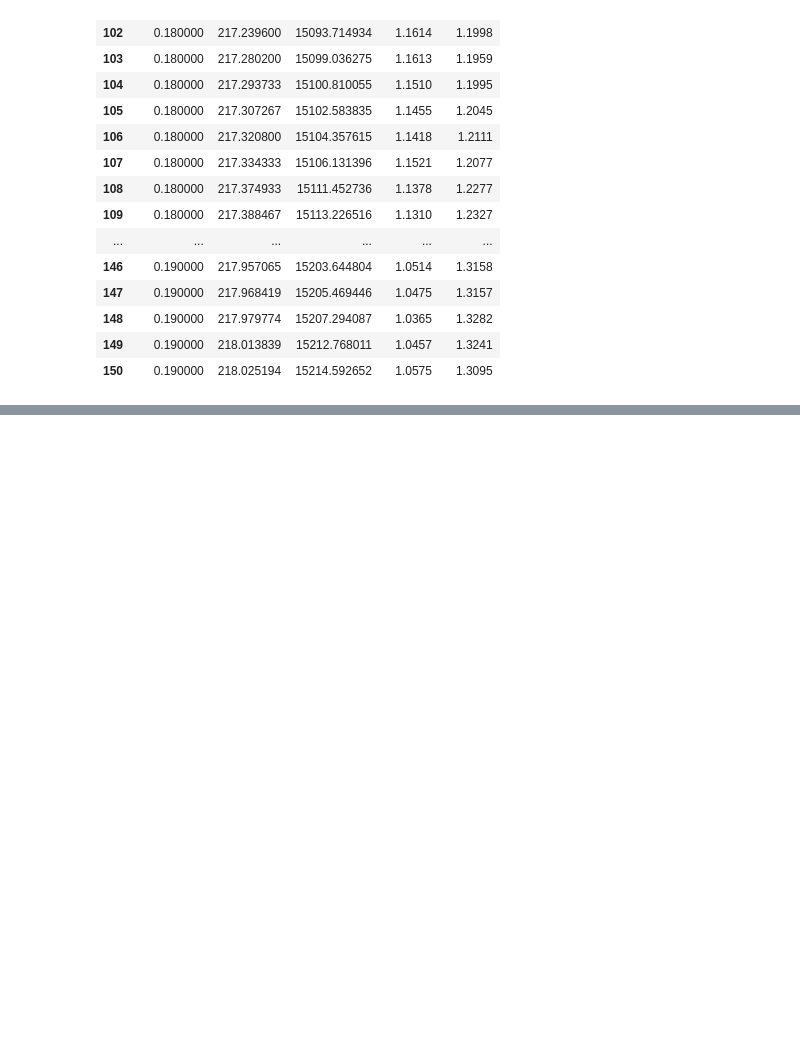
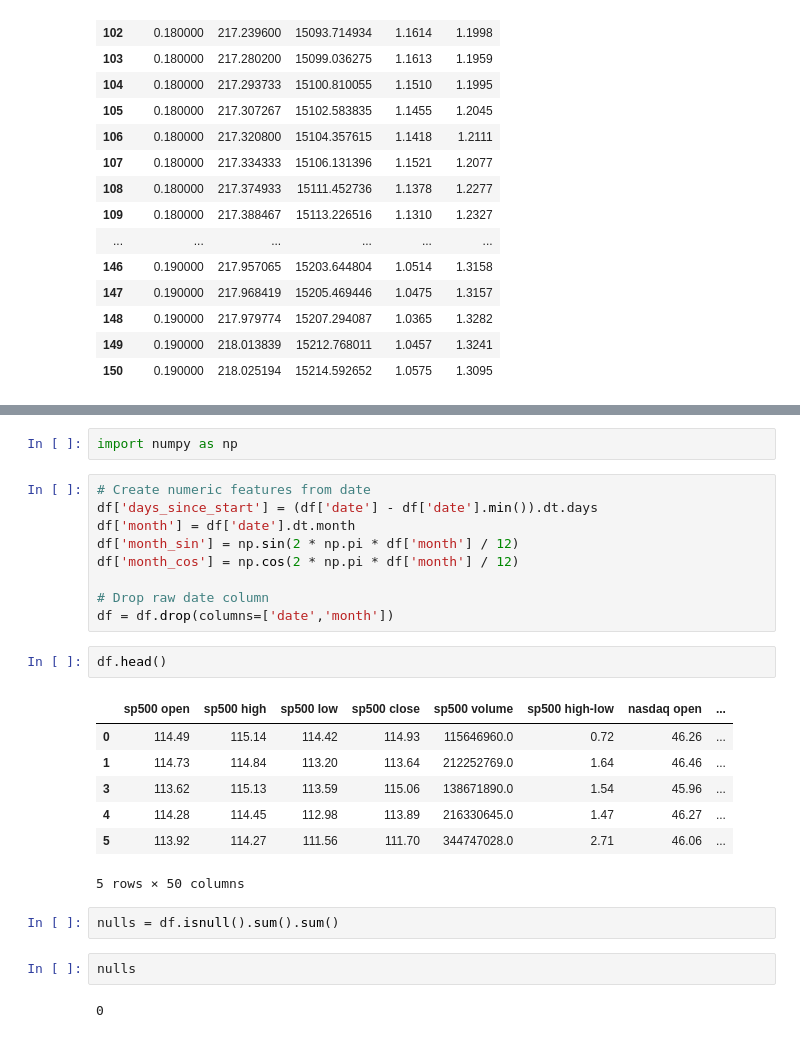
Before and after one commit to davidabad98/AIGC-5005-0NA-Final-Project, a Jupyter notebook: notebooks/initial_exploration.ipynb, the cells around one changed output, grey strips where cells are left out. Drawn from its saved outputs; the diff is of its cells as text; blank space fills up the shorter version.

```diff
--- a/notebooks/initial_exploration.ipynb
+++ b/notebooks/initial_exploration.ipynb
@@ -143,0 +154,27 @@ df.loc[100:150,('us_rates_%','CPI','GDP','usd_chf','eur_usd')]
+# %%
+import numpy as np
+# %%
+# Create numeric features from date
+df['days_since_start'] = (df['date'] - df['date'].min()).dt.days
+df['month'] = df['date'].dt.month
+df['month_sin'] = np.sin(2 * np.pi * df['month'] / 12)
+df['month_cos'] = np.cos(2 * np.pi * df['month'] / 12)
+
+# Drop raw date column
+df = df.drop(columns=['date','month'])
+# %%
+df.head()
+# %% [output]
+|  | sp500 open | sp500 high | sp500 low | sp500 close | sp500 volume | sp500 high-low | nasdaq open | ... |
+| 0 | 114.49 | 115.14 | 114.42 | 114.93 | 115646960.0 | 0.72 | 46.26 | ... |
+| 1 | 114.73 | 114.84 | 113.20 | 113.64 | 212252769.0 | 1.64 | 46.46 | ... |
+| 3 | 113.62 | 115.13 | 113.59 | 115.06 | 138671890.0 | 1.54 | 45.96 | ... |
+| 4 | 114.28 | 114.45 | 112.98 | 113.89 | 216330645.0 | 1.47 | 46.27 | ... |
+| 5 | 113.92 | 114.27 | 111.56 | 111.70 | 344747028.0 | 2.71 | 46.06 | ... |
+5 rows × 50 columns
+# %%
+nulls = df.isnull().sum().sum()
+# %%
+nulls
+# %% [output]
+0
```
Also changed, not shown: parts of 1 cell of this notebook, 4 other files.
